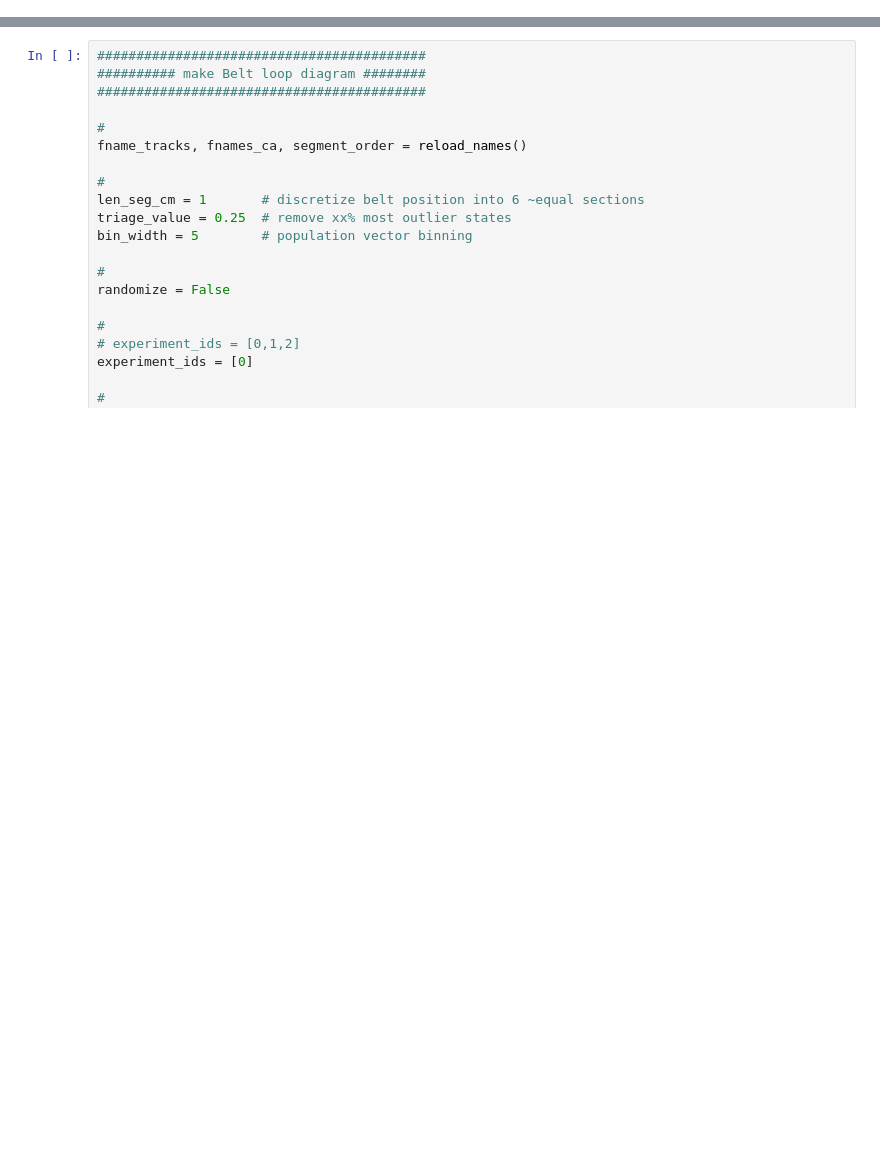
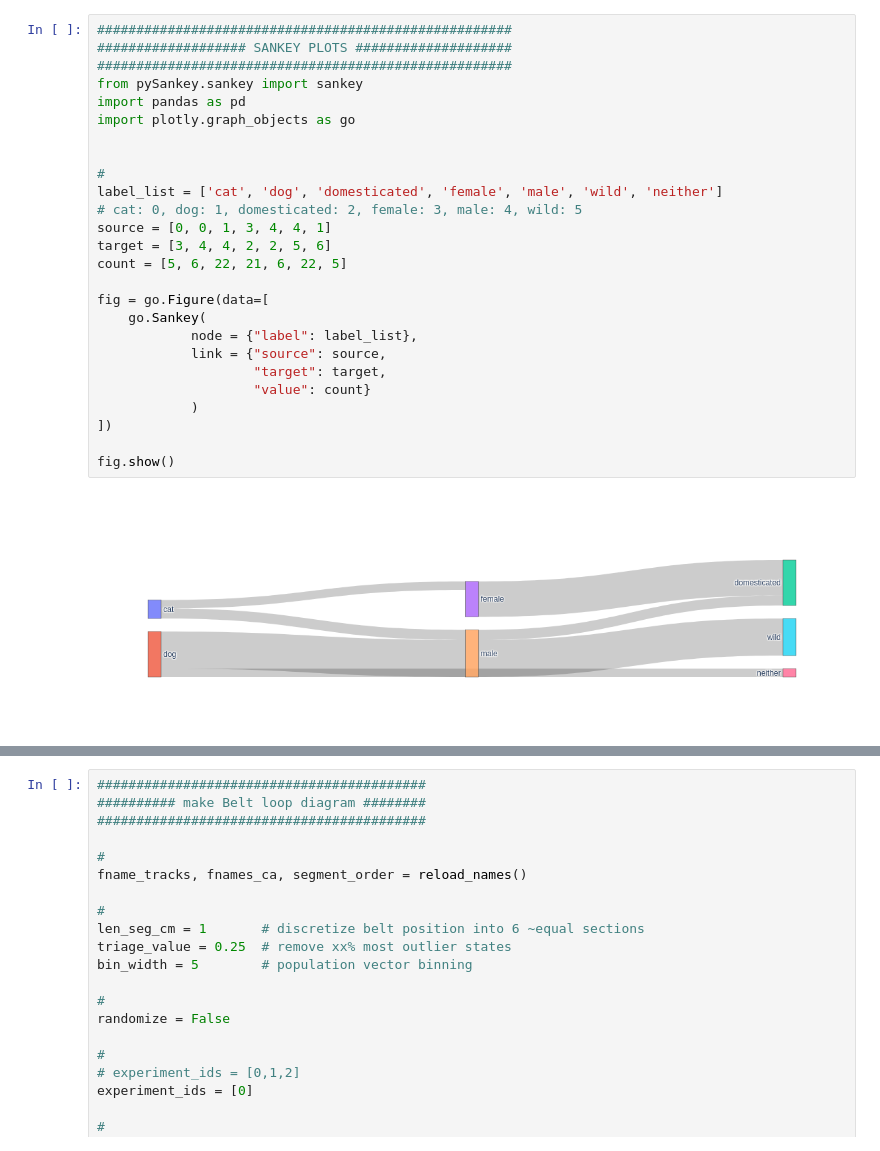
Before and after one commit to donatolab/manifolds, a Jupyter notebook: treadmill_steffen/treadmill_session_ave_correlations.ipynb, the cells around one changed output, grey strips where cells are left out. Cells and saved outputs as stored; diff of their text form; blank space fills up the shorter version.

```diff
--- a/treadmill_steffen/treadmill_session_ave_correlations.ipynb
+++ b/treadmill_steffen/treadmill_session_ave_correlations.ipynb
@@ -355,0 +236,28 @@ maxes:  (88,)
+# %%
+#####################################################
+################### SANKEY PLOTS ####################
+#####################################################
+from pySankey.sankey import sankey
+import pandas as pd
+import plotly.graph_objects as go
+
+
+#
+label_list = ['cat', 'dog', 'domesticated', 'female', 'male', 'wild', 'neither']
+# cat: 0, dog: 1, domesticated: 2, female: 3, male: 4, wild: 5
+source = [0, 0, 1, 3, 4, 4, 1]
+target = [3, 4, 4, 2, 2, 5, 6]
+count = [5, 6, 22, 21, 6, 22, 5]
+
+fig = go.Figure(data=[
+    go.Sankey(
+            node = {"label": label_list},
+            link = {"source": source,
+                    "target": target,
+                    "value": count}
+            )
+])
+
+fig.show()
+# %% [output]
+[figure, added]
```
Also changed, not shown: parts of 14 cells of this notebook, 2 other files.
